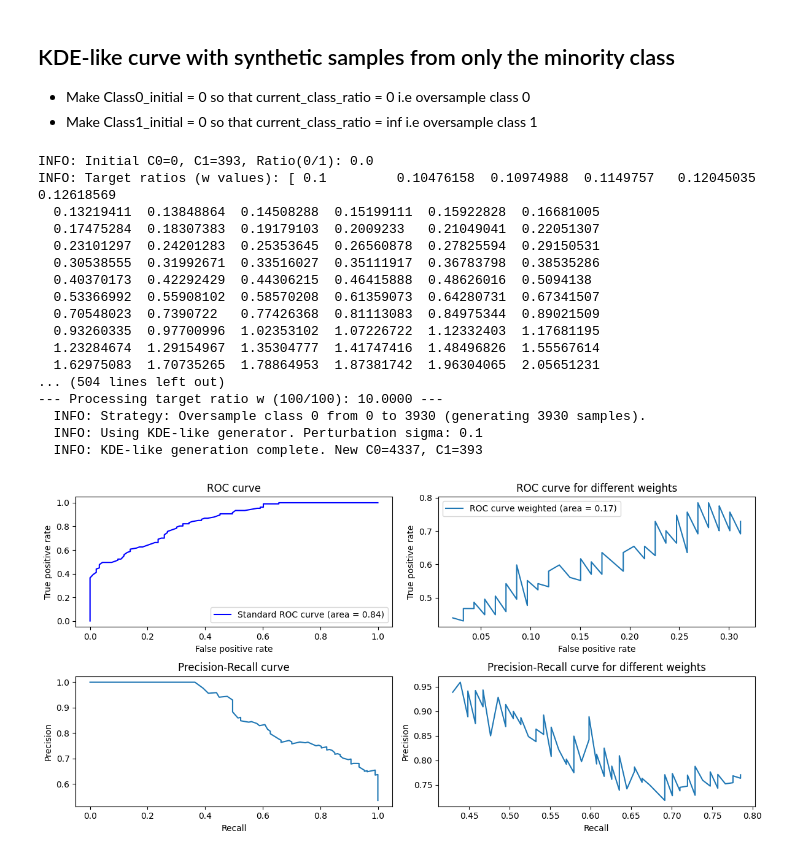
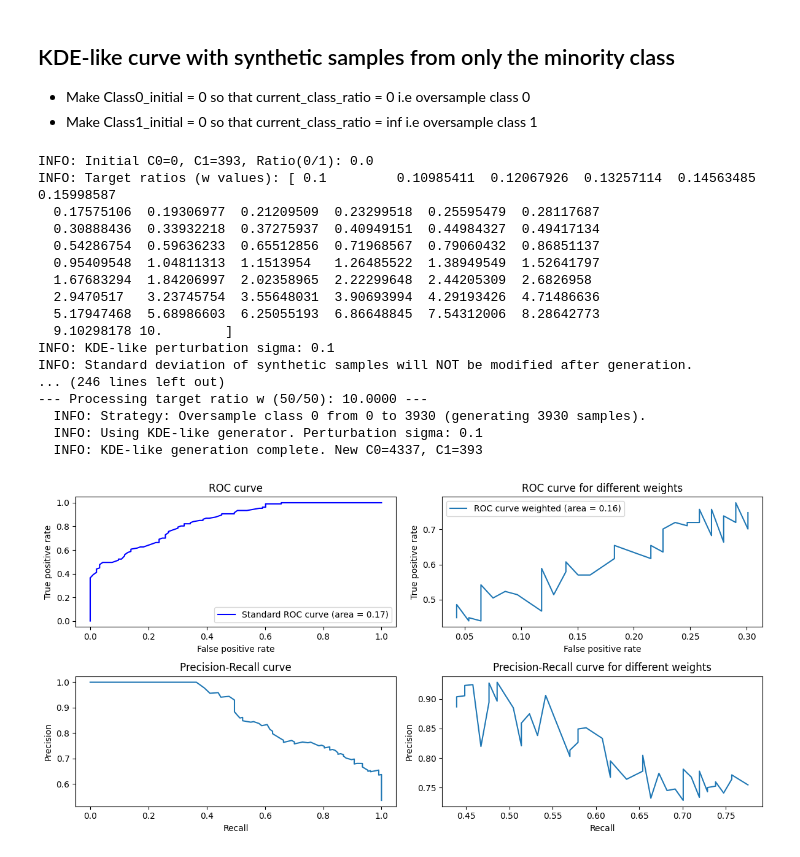
Before and after one commit to katzkid/RoC_Analysis, a Jupyter notebook: RoC_Analysis_RF_data2.ipynb, the cells around one changed output. Cells and saved outputs as stored; diff of their text form; code cells hidden in the pictures.

```diff
--- a/RoC_Analysis_RF_data2.ipynb
+++ b/RoC_Analysis_RF_data2.ipynb
@@ -882,8 +943,8 @@ Class1_initial = counter.get(1, 0)
 
 class_ratio_low = 0.1
 class_ratio_high = 10.0
-num_points_below = 100
-num_points_above = 100
+num_points_below = 50
+num_points_above = 50
 
 if Class1_initial == 0 and Class0_initial == 0:
     print("ERROR: Both classes have zero samples initially. Cannot proceed.")
@@ -1040,6 +1101,7 @@ tpr_weighted_sorted = [p[1] for p in roc_points]
 
 # Calculate AUC for weighted ROC curve
 roc_auc_weighted = auc(fpr_weighted_sorted, tpr_weighted_sorted)
+roc_auc = modified_auc_calc(fpr_roc, tpr_roc, fpr_weighted_sorted, tpr_weighted_sorted)
 
 # Plot the FPR vs TPR for the different weights
 fig,ax = plt.subplots(2, 2, figsize=(12, 6))
@@ -1074,44 +1136,44 @@ plt.show()
 
 # Plot both ROC curves on the same plot figure
 plt.figure(figsize=(10, 8))
 plt.plot(fpr_roc, tpr_roc, label=f'Standard ROC curve (area = {roc_auc:.2f})', color='blue')
 plt.plot(fpr_weighted_sorted, tpr_weighted_sorted, label=f'ROC curve for different weights (area = {roc_auc_weighted:.2f})', color='red')
 plt.xlabel('False positive rate')
 plt.ylabel('True positive rate')
 plt.legend()
 plt.title('ROC curve comparison')
 plt.grid(True)
 plt.show()
 
 # Plot both Precision-Recall curves on the same plot figure
 plt.figure(figsize=(10, 8))
 plt.plot(recall_prc, precision_prc, label='Standard Precision-Recall curve', color='blue')
 plt.plot(recall_weighted_sorted, precision_weighted_sorted, label='Precision-Recall for different weights', color='red')
 plt.xlabel('Recall')
 plt.ylabel('Precision')
 plt.legend()
 plt.title('Precision-Recall curve comparison')
 plt.grid(True)
 plt.show()
 
 
 #print(f"\n--- Finished processing. {len(dict_weighted_clfs)} scenarios stored in dict_weighted_clfs. ---")
 # %% [output]
 INFO: Initial C0=0, C1=393, Ratio(0/1): 0.0
-INFO: Target ratios (w values): [ 0.1         0.10476158  0.10974988  0.1149757   0.12045035  0.12618569
-  0.13219411  0.13848864  0.14508288  0.15199111  0.15922828  0.16681005
-  0.17475284  0.18307383  0.19179103  0.2009233   0.21049041  0.22051307
-  0.23101297  0.24201283  0.25353645  0.26560878  0.27825594  0.29150531
-  0.30538555  0.31992671  0.33516027  0.35111917  0.36783798  0.38535286
-  0.40370173  0.42292429  0.44306215  0.46415888  0.48626016  0.5094138
-  0.53366992  0.55908102  0.58570208  0.61359073  0.64280731  0.67341507
-  0.70548023  0.7390722   0.77426368  0.81113083  0.84975344  0.89021509
-  0.93260335  0.97700996  1.02353102  1.07226722  1.12332403  1.17681195
-  1.23284674  1.29154967  1.35304777  1.41747416  1.48496826  1.55567614
-  1.62975083  1.70735265  1.78864953  1.87381742  1.96304065  2.05651231
-... (504 lines left out)
---- Processing target ratio w (100/100): 10.0000 ---
+INFO: Target ratios (w values): [ 0.1         0.10985411  0.12067926  0.13257114  0.14563485  0.15998587
+  0.17575106  0.19306977  0.21209509  0.23299518  0.25595479  0.28117687
+  0.30888436  0.33932218  0.37275937  0.40949151  0.44984327  0.49417134
+  0.54286754  0.59636233  0.65512856  0.71968567  0.79060432  0.86851137
+  0.95409548  1.04811313  1.1513954   1.26485522  1.38949549  1.52641797
+  1.67683294  1.84206997  2.02358965  2.22299648  2.44205309  2.6826958
+  2.9470517   3.23745754  3.55648031  3.90693994  4.29193426  4.71486636
+  5.17947468  5.68986603  6.25055193  6.86648845  7.54312006  8.28642773
+  9.10298178 10.        ]
+INFO: KDE-like perturbation sigma: 0.1
+INFO: Standard deviation of synthetic samples will NOT be modified after generation.
+... (246 lines left out)
+--- Processing target ratio w (50/50): 10.0000 ---
   INFO: Strategy: Oversample class 0 from 0 to 3930 (generating 3930 samples).
   INFO: Using KDE-like generator. Perturbation sigma: 0.1
   INFO: KDE-like generation complete. New C0=4337, C1=393
-[figure, old version]
+[figure, new version]
```
Also changed, not shown: parts of 5 cells of this notebook.
